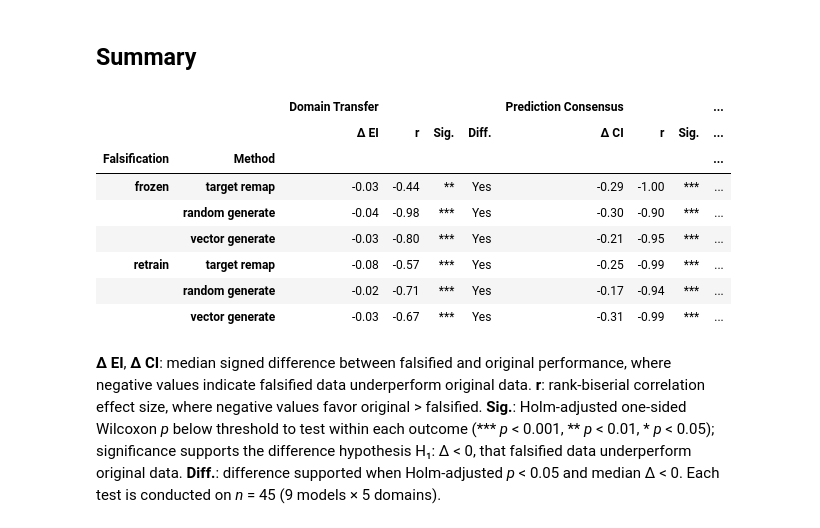
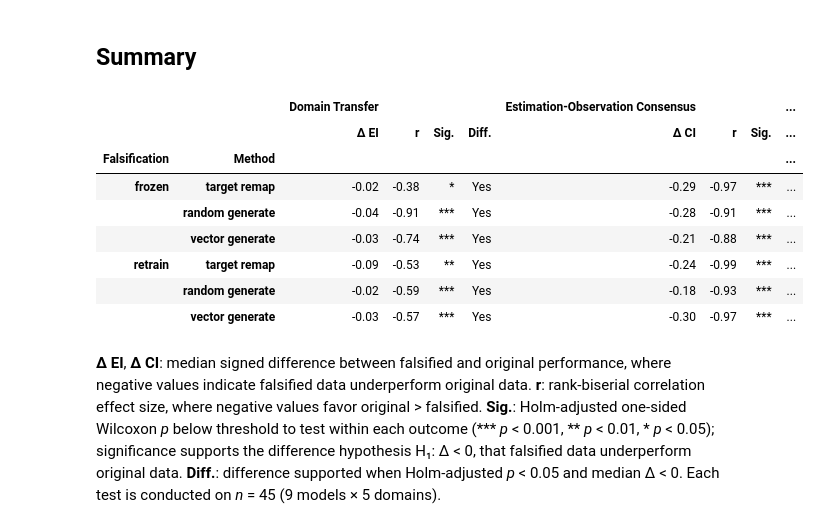
Before and after one commit to nickkunz/network-capacity, a Jupyter notebook: notebooks/falsify.ipynb, the cells around one changed output. Drawn from its saved outputs; the diff is of its cells as text; code cells hidden in the pictures.

```diff
--- a/notebooks/falsify.ipynb
+++ b/notebooks/falsify.ipynb
@@ -360,41 +362,41 @@ _Frozen falsification reduces pairwise prediction consensus for generated-input
 # %%
 ## manuscript master table for falsification validity
 display_table = main_table(
     results_left = results_table_transfer.reset_index(),
     results_right = results_table_agreement.reset_index(),
     index_feat = ["Falsification", "Method"],
     value_feat_left = ["Median Δ EI", "Rank-biserial r", "Sig.", "Diff."],
     value_feat_right = ["Median Δ CI", "Rank-biserial r", "Sig.", "Diff."],
     header_left = "Domain Transfer",
-    header_right = "Prediction Consensus",
+    header_right = "Estimation-Observation Consensus",
     short_feat_left = ["Δ EI", "r", "Sig.", "Diff."],
     short_feat_right = ["Δ CI", "r", "Sig.", "Diff."],
     row_order = [
         ("frozen",  "target remap"), ("frozen",  "random generate"), ("frozen",  "vector generate"),
         ("retrain", "target remap"), ("retrain", "random generate"), ("retrain", "vector generate"),
     ],
 )
 
 display(display_table)
 display(
     Markdown(
     "**Δ EI**, **Δ CI**: median signed difference between falsified and original performance, where negative values indicate falsified data underperform original data. "
     "**r**: rank-biserial correlation effect size, where negative values favor original > falsified. "
     "**Sig.**: Holm-adjusted one-sided Wilcoxon *p* below threshold to test within each outcome "
     "(\*\*\* *p* < 0.001, \*\* *p* < 0.01, \* *p* < 0.05); significance supports the difference hypothesis "
     "H₁: Δ < 0, that falsified data underperform original data. "
     "**Diff.**: difference supported when Holm-adjusted *p* < 0.05 and median Δ < 0. "
     "Each test is conducted on *n* = 45 (9 models × 5 domains)."
     )
 )
 # %% [output]
-|  |  | Domain Transfer |  |  |  | Prediction Consensus |  |  | ... |
+|  |  | Domain Transfer |  |  |  | Estimation-Observation Consensus |  |  | ... |
 |  |  | Δ EI | r | Sig. | Diff. | Δ CI | r | Sig. | ... |
 | Falsification | Method |  |  |  |  |  |  |  | ... |
-| frozen | target remap | -0.03 | -0.44 | ** | Yes | -0.29 | -1.00 | *** | ... |
-|  | random generate | -0.04 | -0.98 | *** | Yes | -0.30 | -0.90 | *** | ... |
-|  | vector generate | -0.03 | -0.80 | *** | Yes | -0.21 | -0.95 | *** | ... |
-| retrain | target remap | -0.08 | -0.57 | *** | Yes | -0.25 | -0.99 | *** | ... |
-|  | random generate | -0.02 | -0.71 | *** | Yes | -0.17 | -0.94 | *** | ... |
-|  | vector generate | -0.03 | -0.67 | *** | Yes | -0.31 | -0.99 | *** | ... |
+| frozen | target remap | -0.02 | -0.38 | * | Yes | -0.29 | -0.97 | *** | ... |
+|  | random generate | -0.04 | -0.91 | *** | Yes | -0.28 | -0.91 | *** | ... |
+|  | vector generate | -0.03 | -0.74 | *** | Yes | -0.21 | -0.88 | *** | ... |
+| retrain | target remap | -0.09 | -0.53 | ** | Yes | -0.24 | -0.99 | *** | ... |
+|  | random generate | -0.02 | -0.59 | *** | Yes | -0.18 | -0.93 | *** | ... |
+|  | vector generate | -0.03 | -0.57 | *** | Yes | -0.30 | -0.97 | *** | ... |
 **Δ EI**, **Δ CI**: median signed difference between falsified and original performance, where negative values indicate falsified data underperform original data. **r**: rank-biserial correlation effect size, where negative values favor original > falsified. **Sig.**: Holm-adjusted one-sided Wilcoxon *p* below threshold to test within each outcome (\*\*\* *p* < 0.001, \*\* *p* < 0.01, \* *p* < 0.05); significance supports the difference hypothesis H₁: Δ < 0, that falsified data underperform original data. **Diff.**: difference supported when Holm-adjusted *p* < 0.05 and median Δ < 0. Each test is conducted on *n* = 45 (9 models × 5 domains).
```
Also changed, not shown: parts of 9 cells of this notebook, 5 other files.
